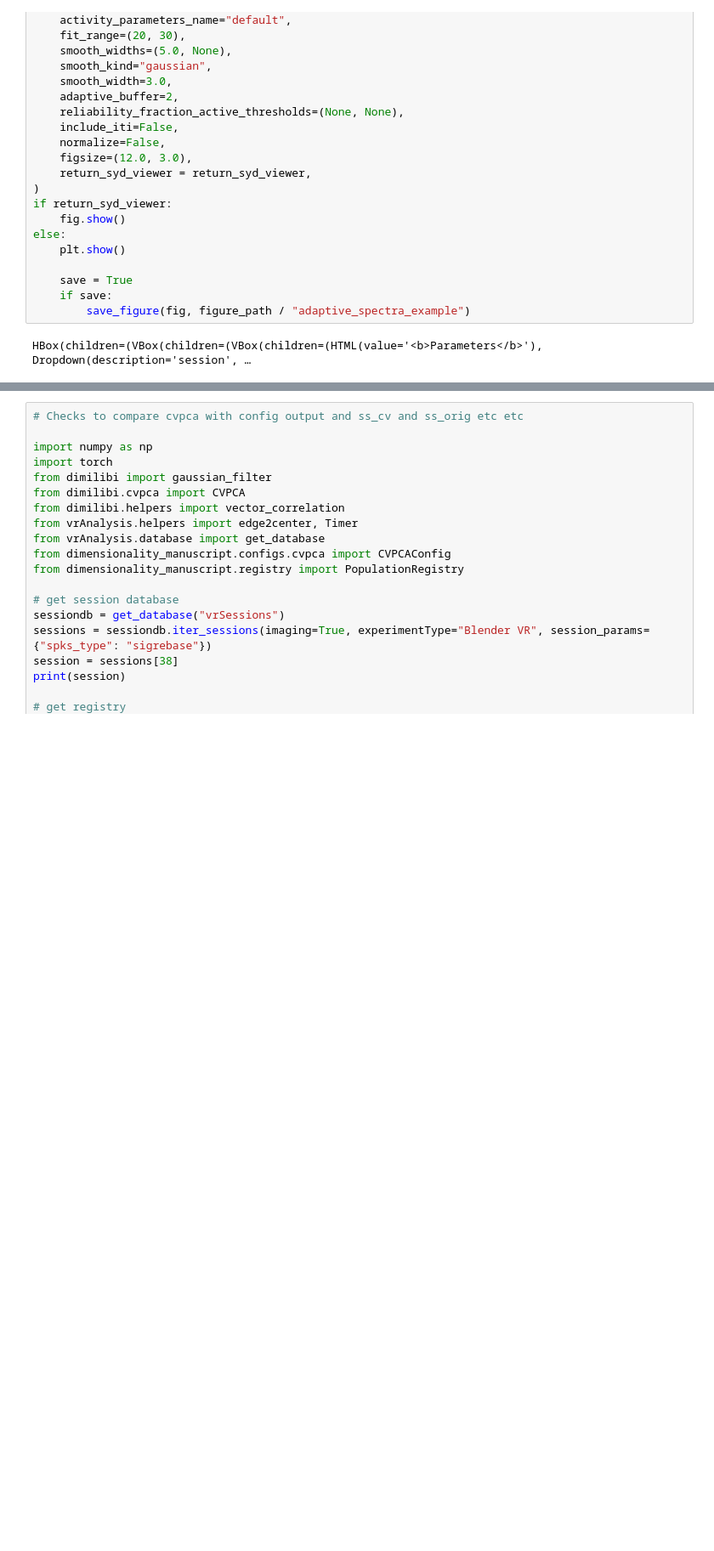
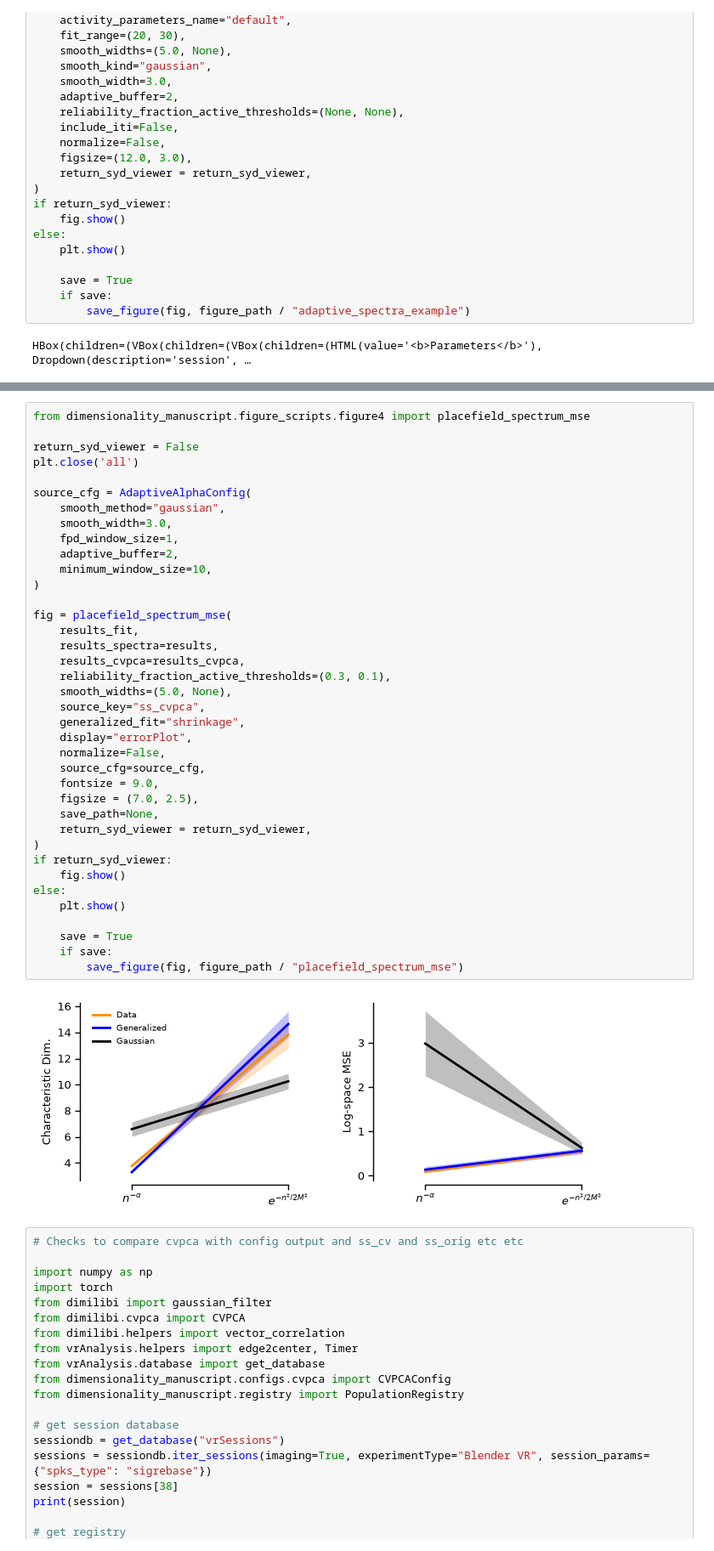
Before and after one commit to landoskape/vrAnalysis, a Jupyter notebook: dimensionality_manuscript/dim_spectra_figures.ipynb, the cells around one changed output, grey strips where cells are left out. Shown at 85% size. Saved outputs shown, nothing was run; the diff lists cells and outputs as text; blank space fills up the shorter version.

```diff
--- a/dimensionality_manuscript/dim_spectra_figures.ipynb
+++ b/dimensionality_manuscript/dim_spectra_figures.ipynb
@@ -413,3 +414,43 @@ else:
+# %%
+from dimensionality_manuscript.figure_scripts.figure4 import placefield_spectrum_mse
+
+return_syd_viewer = False
+plt.close('all')
+
+source_cfg = AdaptiveAlphaConfig(
+    smooth_method="gaussian",
+    smooth_width=3.0,
+    fpd_window_size=1,
+    adaptive_buffer=2,
+    minimum_window_size=10,
+)
+
+fig = placefield_spectrum_mse(
+    results_fit,
+    results_spectra=results,
+    results_cvpca=results_cvpca,
+    reliability_fraction_active_thresholds=(0.3, 0.1),
+    smooth_widths=(5.0, None),
+    source_key="ss_cvpca",
+    generalized_fit="shrinkage",
+    display="errorPlot",
+    normalize=False,
+    source_cfg=source_cfg,
+    fontsize = 9.0,
+    figsize = (7.0, 2.5),
+    save_path=None,
+    return_syd_viewer = return_syd_viewer,
+)
+if return_syd_viewer:
+    fig.show()
+else:
+    plt.show()
+
+    save = True
+    if save:
+        save_figure(fig, figure_path / "placefield_spectrum_mse")
+# %% [output]
+[figure, added]
 # %%
 # Checks to compare cvpca with config output and ss_cv and ss_orig etc etc
 
```
Also changed, not shown: parts of 5 cells of this notebook, 12 other files.
